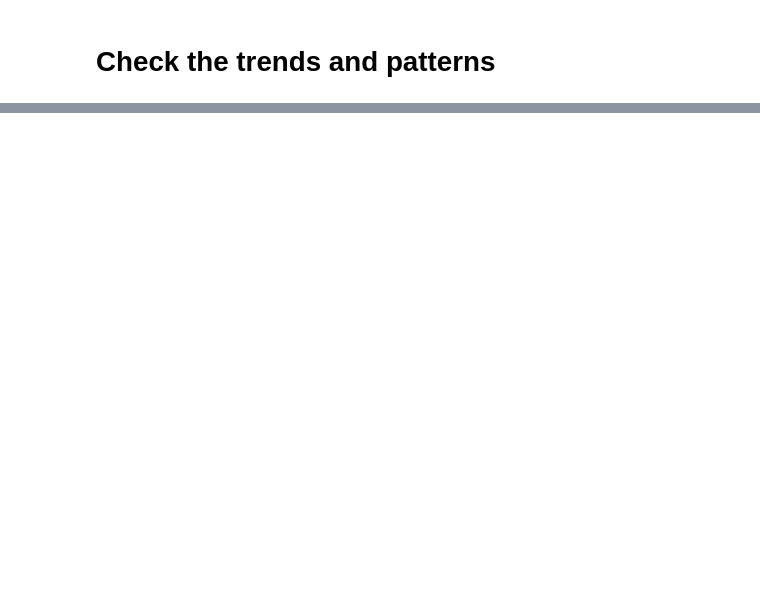
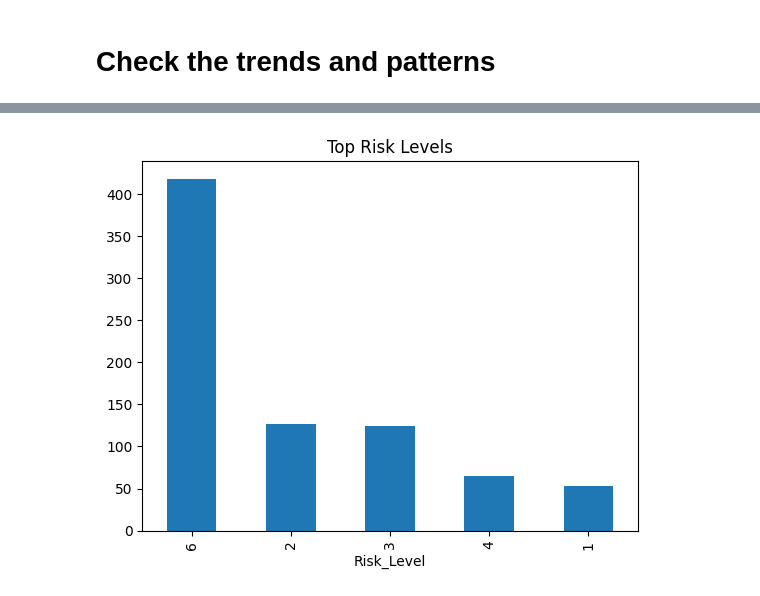
Before and after one commit to Zuhebkhan10/Mutual-Funds_Analysis, a Jupyter notebook: mutual-funds_analysis.ipynb, the cells around one changed output, grey strips where cells are left out. Drawn from its saved outputs; the diff is of its cells as text; code cells hidden in the pictures; blank space fills up the shorter version.

```diff
--- a/mutual-funds_analysis.ipynb
+++ b/mutual-funds_analysis.ipynb
@@ -1221,0 +2165,7 @@ df.head()
+# %%
+#Risk Level Distribution
+df['Risk_Level'].value_counts().head().plot(kind='bar')
+plt.title("Top Risk Levels")
+plt.show()
+# %% [output]
+[figure, added]
```
Also changed, not shown: parts of 178 cells of this notebook.
